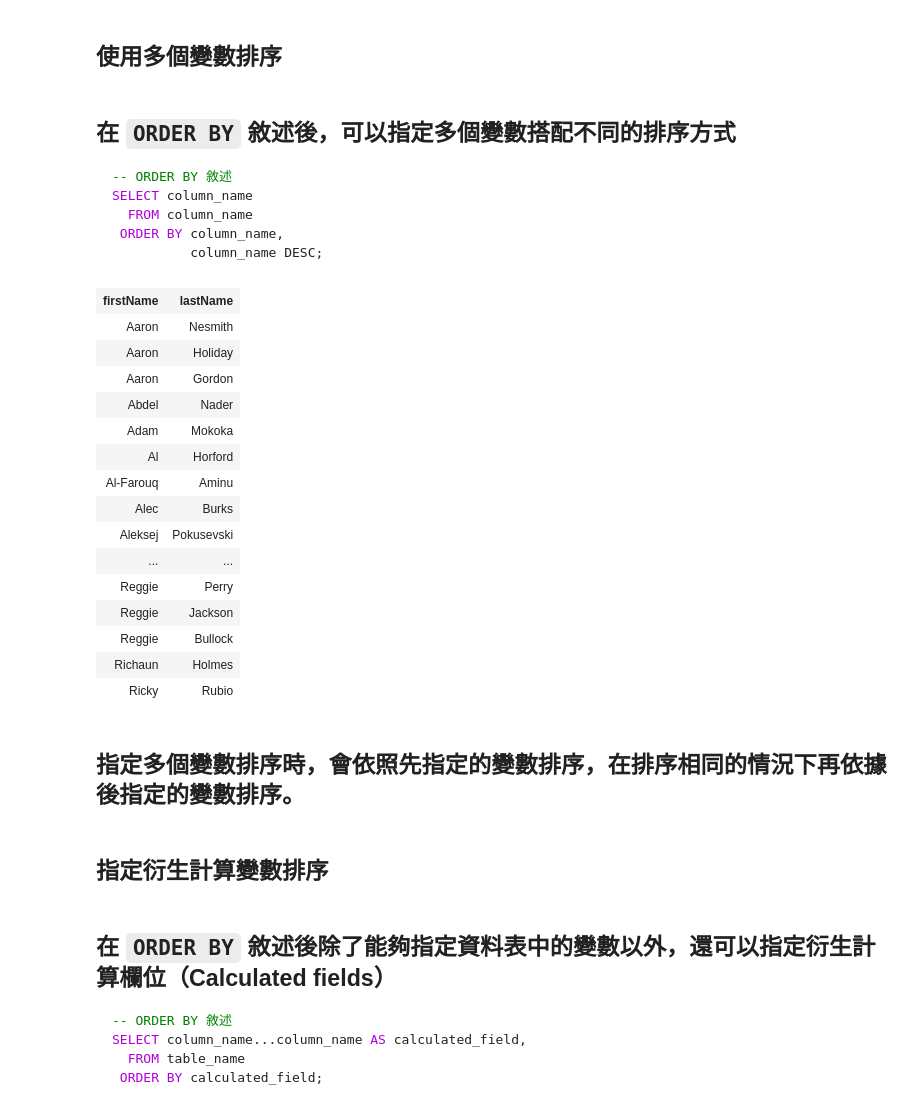
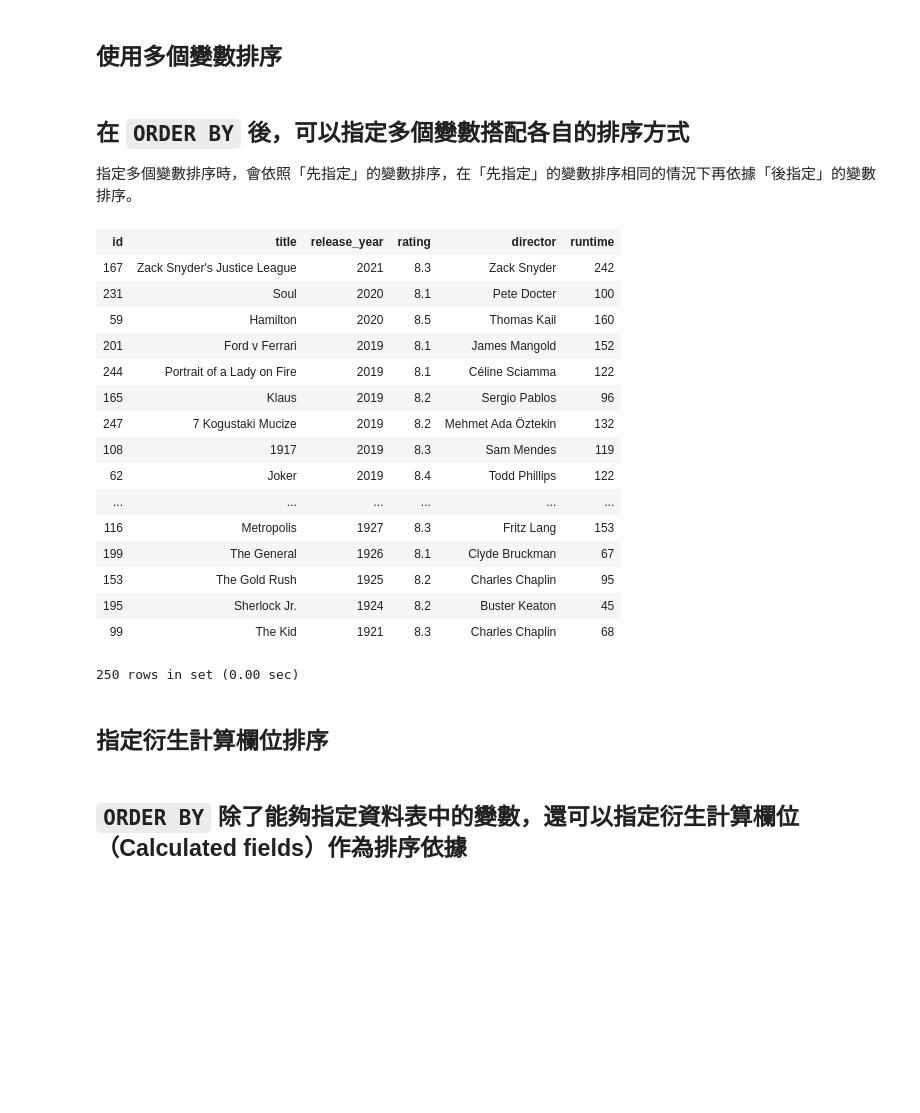
Before and after one commit to datainpoint/classroom-hahow-sqlfifty, a Jupyter notebook: 06-order-by/lecture.ipynb, the cells around one changed output. Drawn from its saved outputs; the diff is of its cells as text; code cells hidden in the pictures; blank space fills up the shorter version.

````diff
--- a/06-order-by/lecture.ipynb
+++ b/06-order-by/lecture.ipynb
@@ -125,49 +134,34 @@ SELECT firstName
 # %% [markdown]
 ## 使用多個變數排序
 # %% [markdown]
-## 在 `ORDER BY` 敘述後，可以指定多個變數搭配不同的排序方式
+## 在 `ORDER BY` 後，可以指定多個變數搭配各自的排序方式
 
-```sql
--- ORDER BY 敘述
-SELECT column_name
-  FROM column_name
- ORDER BY column_name,
-          column_name DESC;
-```
+指定多個變數排序時，會依照「先指定」的變數排序，在「先指定」的變數排序相同的情況下再依據「後指定」的變數排序。
 # %%
-SELECT firstName,
-       lastName
-  FROM players
- ORDER BY firstName,
-          lastName DESC;
+SELECT *
+  FROM movies
+ ORDER BY release_year DESC, -- 先指定 release_year 遞減排序
+          rating;            -- 後指定 rating 遞增排序
 # %% [output]
-| firstName | lastName |
-| Aaron | Nesmith |
-| Aaron | Holiday |
-| Aaron | Gordon |
-| Abdel | Nader |
-| Adam | Mokoka |
-| Al | Horford |
-| Al-Farouq | Aminu |
-| Alec | Burks |
-| Aleksej | Pokusevski |
-| ... | ... |
-| Reggie | Perry |
-| Reggie | Jackson |
-| Reggie | Bullock |
-| Richaun | Holmes |
-| Ricky | Rubio |
+| id | title | release_year | rating | director | runtime |
+| 167 | Zack Snyder's Justice League | 2021 | 8.3 | Zack Snyder | 242 |
+| 231 | Soul | 2020 | 8.1 | Pete Docter | 100 |
+| 59 | Hamilton | 2020 | 8.5 | Thomas Kail | 160 |
+| 201 | Ford v Ferrari | 2019 | 8.1 | James Mangold | 152 |
+| 244 | Portrait of a Lady on Fire | 2019 | 8.1 | Céline Sciamma | 122 |
+| 165 | Klaus | 2019 | 8.2 | Sergio Pablos | 96 |
+| 247 | 7 Kogustaki Mucize | 2019 | 8.2 | Mehmet Ada Öztekin | 132 |
+| 108 | 1917 | 2019 | 8.3 | Sam Mendes | 119 |
+| 62 | Joker | 2019 | 8.4 | Todd Phillips | 122 |
+| ... | ... | ... | ... | ... | ... |
+| 116 | Metropolis | 1927 | 8.3 | Fritz Lang | 153 |
+| 199 | The General | 1926 | 8.1 | Clyde Bruckman | 67 |
+| 153 | The Gold Rush | 1925 | 8.2 | Charles Chaplin | 95 |
+| 195 | Sherlock Jr. | 1924 | 8.2 | Buster Keaton | 45 |
+| 99 | The Kid | 1921 | 8.3 | Charles Chaplin | 68 |
+250 rows in set (0.00 sec)
-# %% [markdown]
-## 指定多個變數排序時，會依照先指定的變數排序，在排序相同的情況下再依據後指定的變數排序。
 # %% [markdown]
-## 指定衍生計算變數排序
+## 指定衍生計算欄位排序
 # %% [markdown]
-## 在 `ORDER BY` 敘述後除了能夠指定資料表中的變數以外，還可以指定衍生計算欄位（Calculated fields）
-
-```sql
--- ORDER BY 敘述
-SELECT column_name...column_name AS calculated_field,
-  FROM table_name
- ORDER BY calculated_field;
-```
+## `ORDER BY` 除了能夠指定資料表中的變數，還可以指定衍生計算欄位（Calculated fields）作為排序依據
 # %%
````
Also changed, not shown: parts of 23 cells of this notebook, 3 other files.
